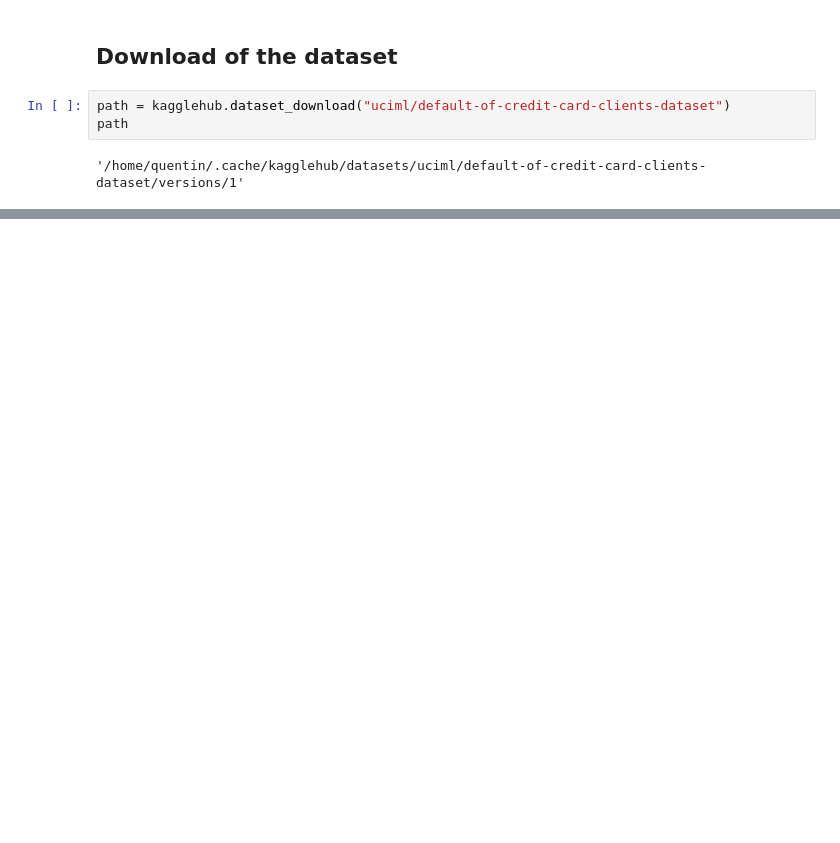
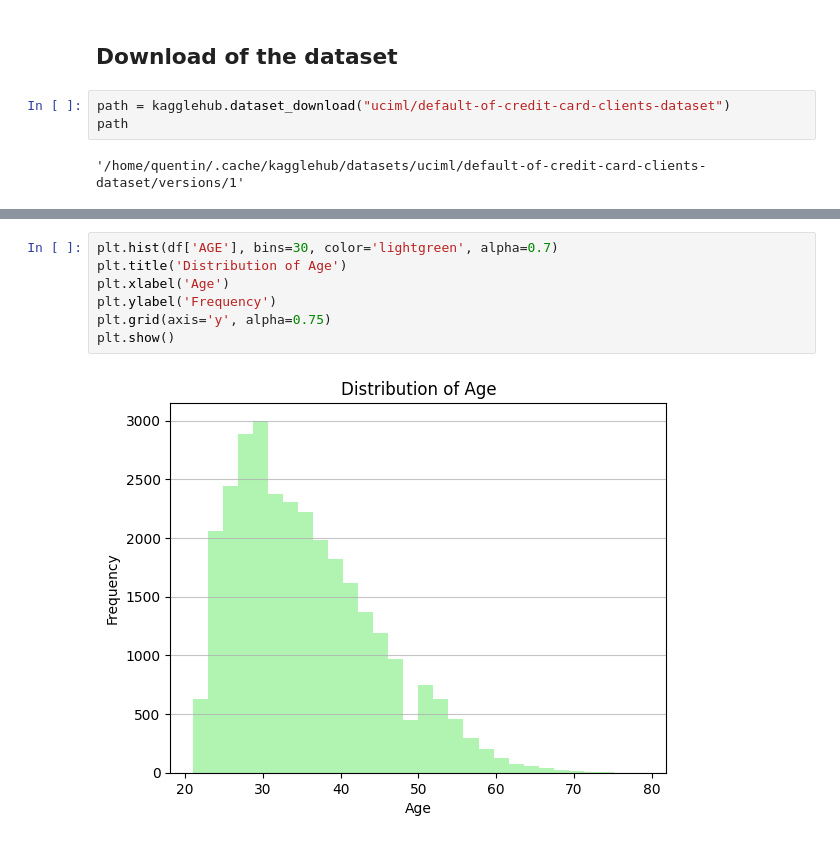
Before and after one commit to Otzze/FTML_Project, a Jupyter notebook: Exercise7_Unsupervised_Learning.ipynb, the cells around one changed output, grey strips where cells are left out. Saved outputs shown, nothing was run; the diff lists cells and outputs as text; blank space fills up the shorter version.

```diff
--- a/Exercise7_Unsupervised_Learning.ipynb
+++ b/Exercise7_Unsupervised_Learning.ipynb
@@ -20,0 +50,9 @@ IsADirectoryError: [Errno 21] Is a directory: '/home/quentin/.cache/kagglehub/da
+# %%
+plt.hist(df['AGE'], bins=30, color='lightgreen', alpha=0.7)
+plt.title('Distribution of Age')
+plt.xlabel('Age')
+plt.ylabel('Frequency')
+plt.grid(axis='y', alpha=0.75)
+plt.show()
+# %% [output]
+[figure, added]
```
Also changed, not shown: parts of 6 cells of this notebook.
